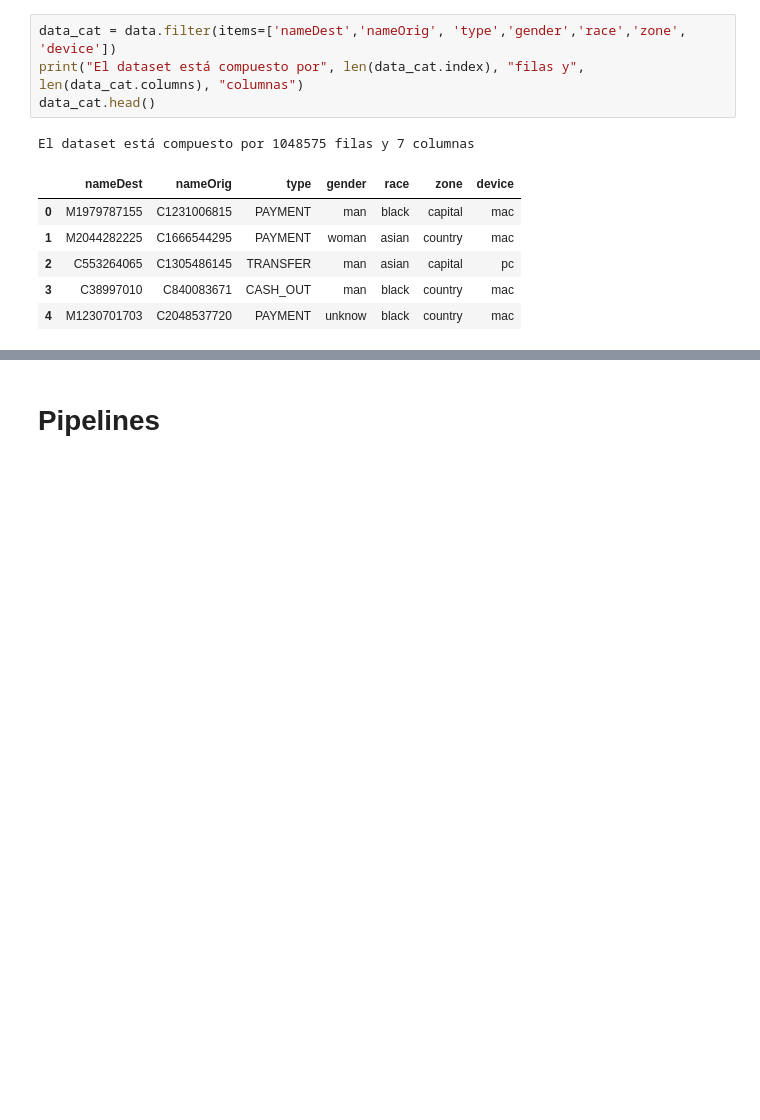
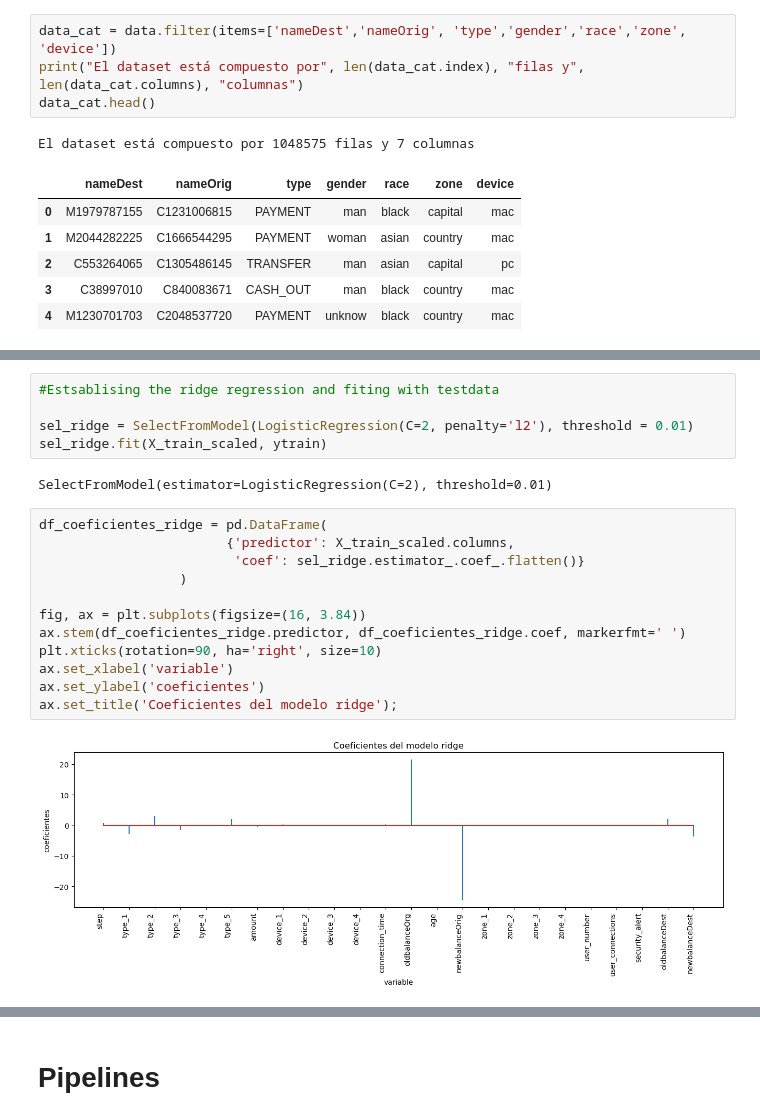
Before and after one commit to gozdeydd/machine-learning-Practica2-Fraud, a Jupyter notebook: notebooks/02_feature_engineering.ipynb, the cells around one changed output, grey strips where cells are left out. Saved outputs shown, nothing was run; the diff lists cells and outputs as text; blank space fills up the shorter version.

Commit message:
dictionary and variable selection updated.

```diff
--- a/notebooks/02_feature_engineering.ipynb
+++ b/notebooks/02_feature_engineering.ipynb
@@ -81,0 +125,21 @@ Resto de los variables categoricós no tienen muchas valores unicos. Se puede tr
+# %%
+#Estsablising the ridge regression and fiting with testdata
+
+sel_ridge = SelectFromModel(LogisticRegression(C=2, penalty='l2'), threshold = 0.01)
+sel_ridge.fit(X_train_scaled, ytrain)
+# %% [output]
+SelectFromModel(estimator=LogisticRegression(C=2), threshold=0.01)
+# %%
+df_coeficientes_ridge = pd.DataFrame(
+                        {'predictor': X_train_scaled.columns,
+                         'coef': sel_ridge.estimator_.coef_.flatten()}
+                  )
+
+fig, ax = plt.subplots(figsize=(16, 3.84))
+ax.stem(df_coeficientes_ridge.predictor, df_coeficientes_ridge.coef, markerfmt=' ')
+plt.xticks(rotation=90, ha='right', size=10)
+ax.set_xlabel('variable')
+ax.set_ylabel('coeficientes')
+ax.set_title('Coeficientes del modelo ridge');
+# %% [output]
+[figure, added]
```
Also changed, not shown: parts of 21 cells of this notebook, 23 other files.
